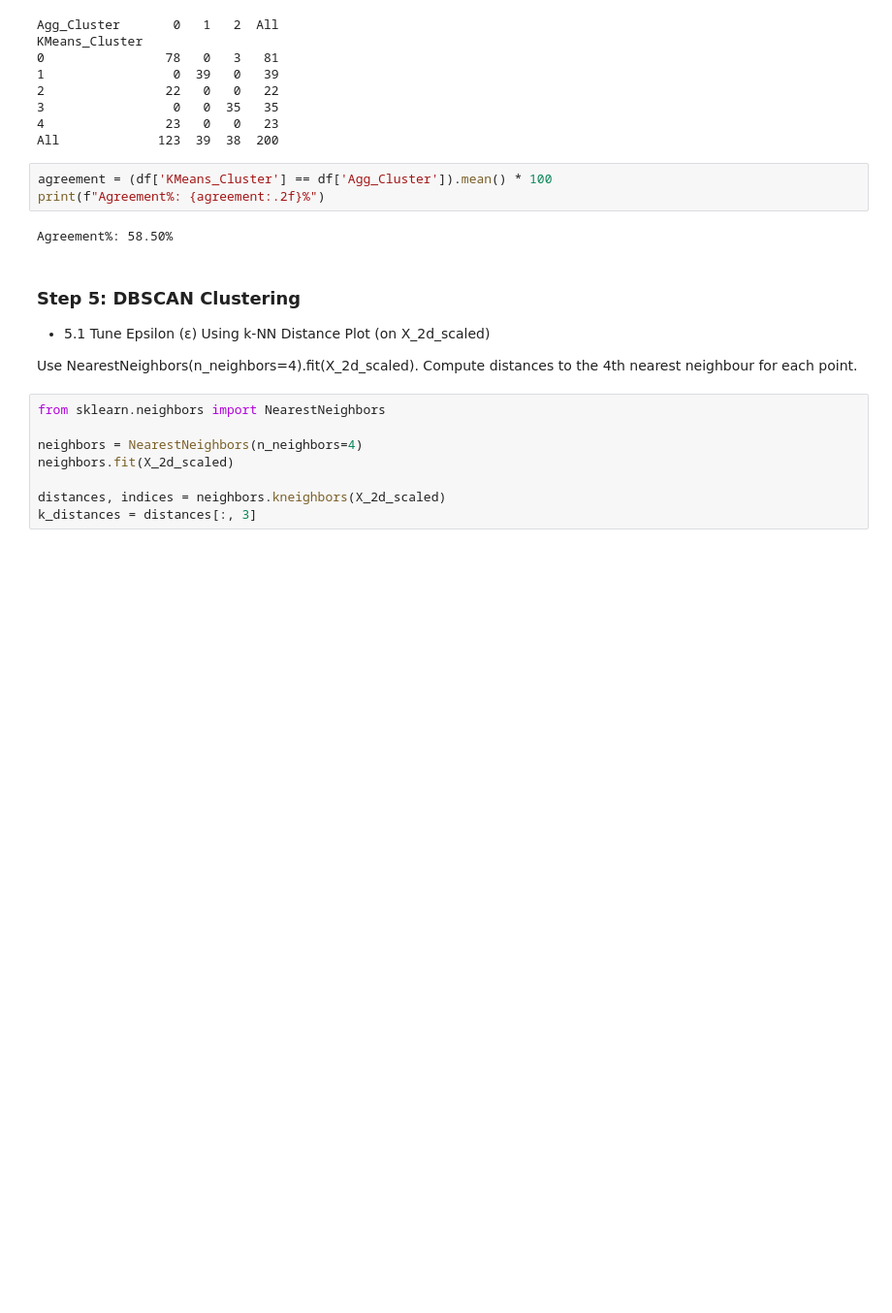
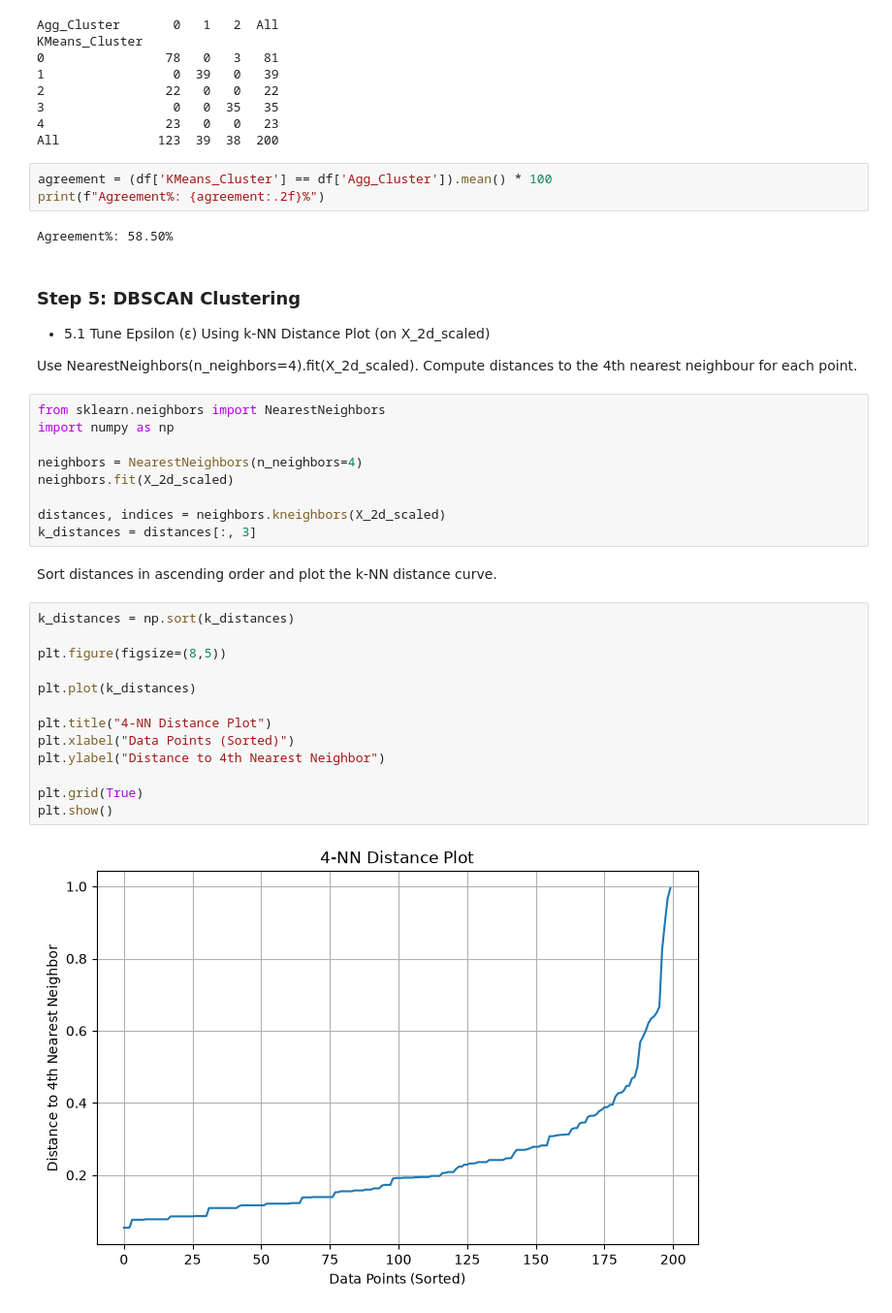
Before and after one commit to adityasavaliya01/New-practice, a Jupyter notebook: ML unsuper/practical/MallShopperSegmentation_UnsupervisedLearning.ipynb, the cells around one changed output. Shown at 97% size. Drawn from its saved outputs; the diff is of its cells as text; blank space fills up the shorter version.

```diff
--- a/ML unsuper/practical/practical.ipynb
+++ b/ML unsuper/practical/MallShopperSegmentation_UnsupervisedLearning.ipynb
@@ -960,9 +960,27 @@ Agreement%: 58.50%
 Use NearestNeighbors(n_neighbors=4).fit(X_2d_scaled). Compute distances to the 4th nearest neighbour for each point.
 # %%
 from sklearn.neighbors import NearestNeighbors
+import numpy as np
 
 neighbors = NearestNeighbors(n_neighbors=4)
 neighbors.fit(X_2d_scaled)
 
 distances, indices = neighbors.kneighbors(X_2d_scaled)
 k_distances = distances[:, 3]
+# %% [markdown]
+Sort distances in ascending order and plot the k-NN distance curve.
+# %%
+k_distances = np.sort(k_distances)
+
+plt.figure(figsize=(8,5))
+
+plt.plot(k_distances)
+
+plt.title("4-NN Distance Plot")
+plt.xlabel("Data Points (Sorted)")
+plt.ylabel("Distance to 4th Nearest Neighbor")
+
+plt.grid(True)
+plt.show()
+# %% [output]
+[figure, added]
```
Also changed, not shown: parts of 39 cells of this notebook.
